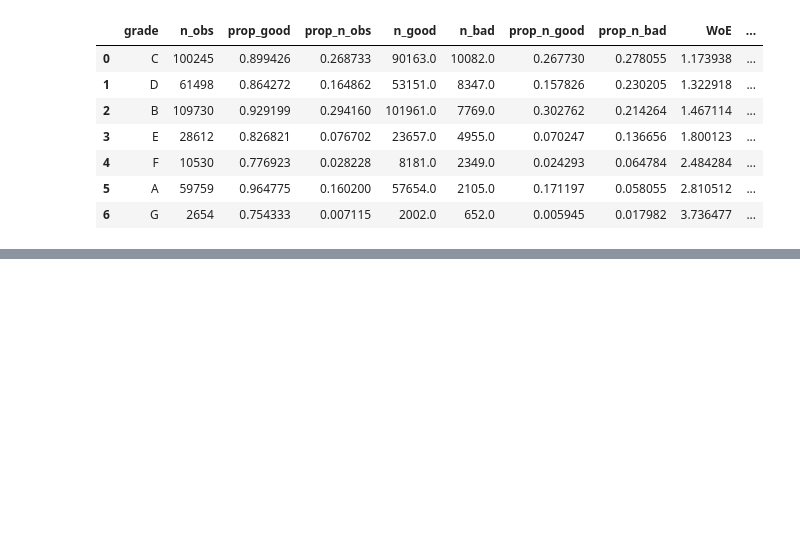
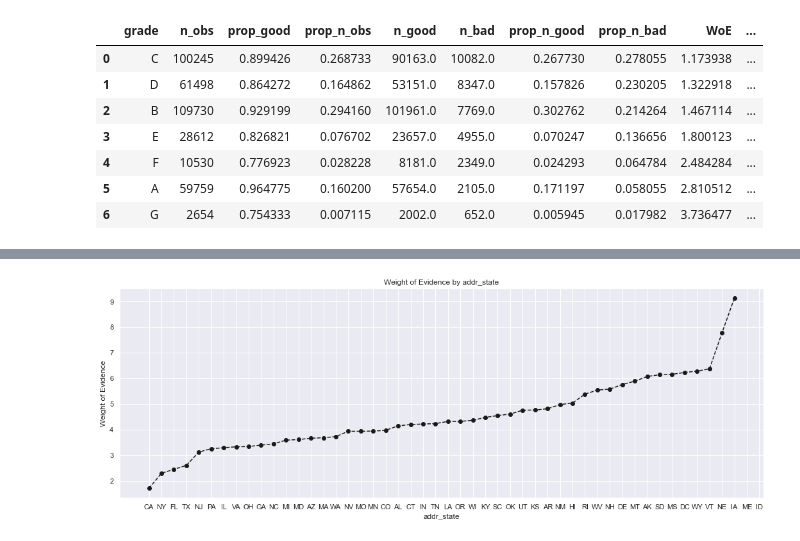
Before and after one commit to oaagboro/credit_risk_modelling, a Jupyter notebook: 2_Preprocessing_Discrete_Variables.ipynb, the cells around one changed output, grey strips where cells are left out. Saved outputs shown, nothing was run; the diff lists cells and outputs as text; code cells hidden in the pictures; blank space fills up the shorter version.

```diff
--- a/2_Preprocessing_Discrete_Variables.ipynb
+++ b/2_Preprocessing_Discrete_Variables.ipynb
@@ -468,0 +511,4 @@ df_temp
+# %%
+# Create dummy variables for the states
+df_temp = woe_discrete(df_inputs_prepr, 'addr_state', df_targets_prepr)
+df_temp.sort_values(by = 'n_obs', ascending = True)
@@ -468,0 +533,4 @@ df_temp
+# %%
+plot_by_woe(df_temp)
+# %% [output]
+[figure, added]
```
Also changed, not shown: parts of 20 cells of this notebook.
